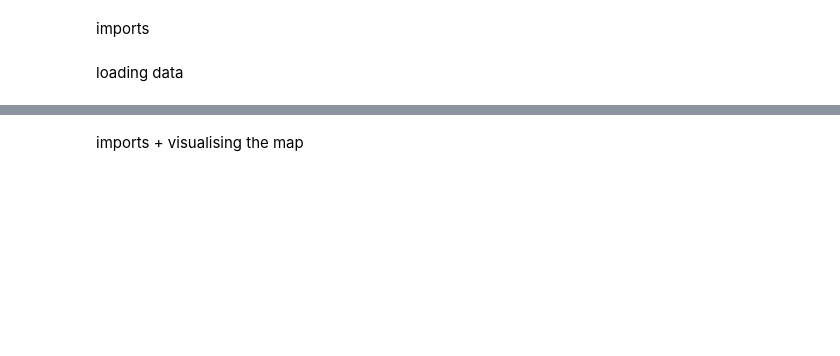
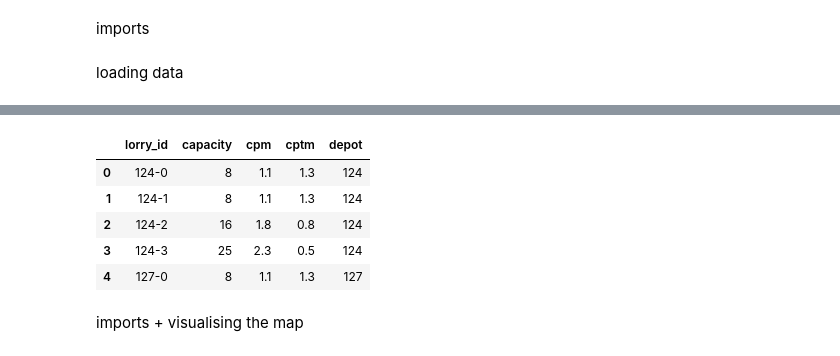
Before and after one commit to sandxpgxrung/fleet-schedule-optimisation, a Jupyter notebook: task2.ipynb, the cells around one changed output, grey strips where cells are left out. Cells and saved outputs as stored; diff of their text form; code cells hidden in the pictures; blank space fills up the shorter version.

```diff
--- a/task2.ipynb
+++ b/task2.ipynb
@@ -40,3 +50,14 @@ lorry_df.head()
+# %%
+# add 'depot' column to lorry_df and updae with the lorry's relative depot
+lorry_df['depot'] = lorry_df.lorry_id.apply(lambda x: x.split('-')[0])
+lorry_df.head()
+# %% [output]
+|  | lorry_id | capacity | cpm | cptm | depot |
+| 0 | 124-0 | 8 | 1.1 | 1.3 | 124 |
+| 1 | 124-1 | 8 | 1.1 | 1.3 | 124 |
+| 2 | 124-2 | 16 | 1.8 | 0.8 | 124 |
+| 3 | 124-3 | 25 | 2.3 | 0.5 | 124 |
+| 4 | 127-0 | 8 | 1.1 | 1.3 | 127 |
 # %%
 # list of depot locations (where nodes == depot)
 depot_locations = np.where(location_df.is_depot)[0]
```
Also changed, not shown: parts of 8 cells of this notebook, 3 other files.
